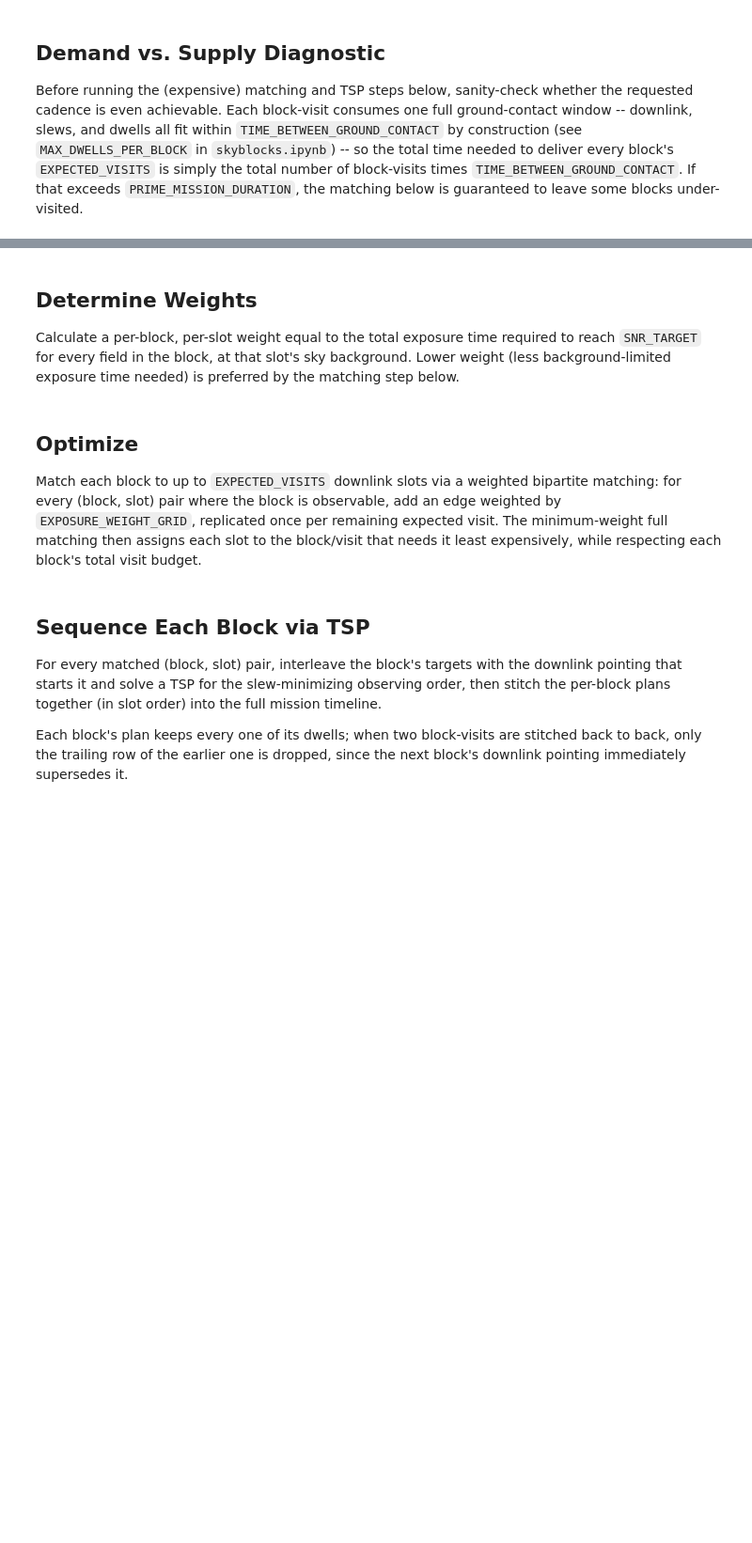
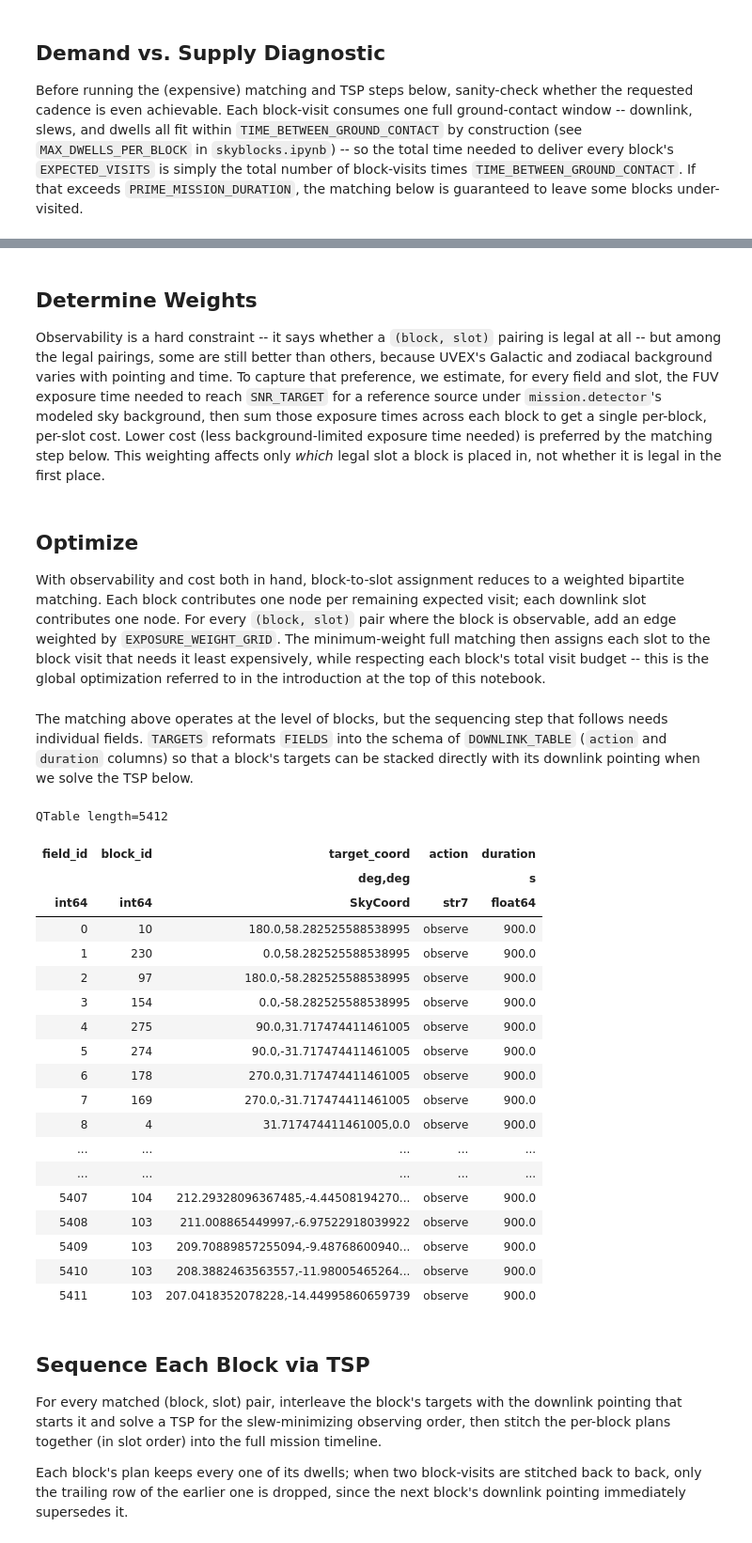
Before and after one commit to m4opt/uvex-scheduler, a Jupyter notebook: notebooks/main.ipynb, the cells around one changed output, grey strips where cells are left out. Shown at 94% size. Saved outputs shown, nothing was run; the diff lists cells and outputs as text; code cells hidden in the pictures; blank space fills up the shorter version.

```diff
--- a/notebooks/main.ipynb
+++ b/notebooks/main.ipynb
@@ -318,9 +560,14 @@ OBSERVABILITY_GRID = np.asarray(
 # %% [markdown]
 ## Determine Weights
 
-Calculate a per-block, per-slot weight equal to the total exposure time required to reach
-``SNR_TARGET`` for every field in the block, at that slot's sky background. Lower weight (less
-background-limited exposure time needed) is preferred by the matching step below.
+Observability is a hard constraint -- it says whether a `(block, slot)` pairing is legal at all
+-- but among the legal pairings, some are still better than others, because UVEX's Galactic and
+zodiacal background varies with pointing and time. To capture that preference, we estimate, for
+every field and slot, the FUV exposure time needed to reach `SNR_TARGET` for a reference source
+under `mission.detector`'s modeled sky background, then sum those exposure times across each
+block to get a single per-block, per-slot cost. Lower cost (less background-limited exposure time
+needed) is preferred by the matching step below. This weighting affects only *which* legal slot a
+block is placed in, not whether it is legal in the first place.
 # %%
 # ========================================= #
 # Compute the Exposure-Time Weight Grid     #
@@ -343,11 +590,13 @@ EXPOSURE_WEIGHT_GRID = np.clip(EXPOSURE_WEIGHT_GRID, 0, 86400)
 # %% [markdown]
 ## Optimize
 
-Match each block to up to ``EXPECTED_VISITS`` downlink slots via a weighted bipartite matching:
-for every (block, slot) pair where the block is observable, add an edge weighted by
-``EXPOSURE_WEIGHT_GRID``, replicated once per remaining expected visit. The minimum-weight full
-matching then assigns each slot to the block/visit that needs it least expensively, while
-respecting each block's total visit budget.
+With observability and cost both in hand, block-to-slot assignment reduces to a weighted
+bipartite matching. Each block contributes one node per remaining expected visit; each downlink
+slot contributes one node. For every `(block, slot)` pair where the block is observable, add an
+edge weighted by `EXPOSURE_WEIGHT_GRID`. The minimum-weight full matching then assigns each slot
+to the block visit that needs it least expensively, while respecting each block's total visit
+budget -- this is the global optimization referred to in the introduction at the top of this
+notebook.
 # %%
 # ========================================= #
 # Perform the Weighted Bipartite Matching   #
@@ -366,24 +615,50 @@ MATCHING = nx.bipartite.minimum_weight_full_matching(
 MATCHING_I, MATCHING_J = np.transpose(
     [(MATCHING[j][0], j) for j in range(OBSERVABILITY_GRID.shape[1]) if j in MATCHING]
 )
+# %% [markdown]
+The matching above operates at the level of blocks, but the sequencing step that follows needs
+individual fields. `TARGETS` reformats `FIELDS` into the schema of `DOWNLINK_TABLE` (`action` and
+`duration` columns) so that a block's targets can be stacked directly with its downlink pointing
+when we solve the TSP below.
 # %%
 # ========================================= #
 # Construct the Observation Target List     #
 # ========================================= #
 TARGETS = QTable(
     {
-        "field_id": BLOCKS["FIELD_ID"],
-        "block_id": BLOCKS["BLOCK_ID"],
+        "field_id": FIELDS["FIELD_ID"],
+        "block_id": FIELDS["BLOCK_ID"],
         "target_coord": SkyCoord(
-            BLOCKS["TARGET_COORD"].ra,
-            BLOCKS["TARGET_COORD"].dec,
+            FIELDS["TARGET_COORD"].ra,
+            FIELDS["TARGET_COORD"].dec,
             representation_type=UnitSphericalRepresentation,
         ),
     }
 )
 TARGETS["action"] = "observe"
 TARGETS["duration"] = DWELL_DURATION
 TARGETS
+# %% [output]
+QTable length=5412
+| field_id | block_id | target_coord | action | duration |
+|  |  | deg,deg |  | s |
+| int64 | int64 | SkyCoord | str7 | float64 |
+| 0 | 10 | 180.0,58.282525588538995 | observe | 900.0 |
+| 1 | 230 | 0.0,58.282525588538995 | observe | 900.0 |
+| 2 | 97 | 180.0,-58.282525588538995 | observe | 900.0 |
+| 3 | 154 | 0.0,-58.282525588538995 | observe | 900.0 |
+| 4 | 275 | 90.0,31.717474411461005 | observe | 900.0 |
+| 5 | 274 | 90.0,-31.717474411461005 | observe | 900.0 |
+| 6 | 178 | 270.0,31.717474411461005 | observe | 900.0 |
+| 7 | 169 | 270.0,-31.717474411461005 | observe | 900.0 |
+| 8 | 4 | 31.717474411461005,0.0 | observe | 900.0 |
+| ... | ... | ... | ... | ... |
+| ... | ... | ... | ... | ... |
+| 5407 | 104 | 212.29328096367485,-4.44508194270... | observe | 900.0 |
+| 5408 | 103 | 211.008865449997,-6.97522918039922 | observe | 900.0 |
+| 5409 | 103 | 209.70889857255094,-9.48768600940... | observe | 900.0 |
+| 5410 | 103 | 208.3882463563557,-11.98005465264... | observe | 900.0 |
+| 5411 | 103 | 207.0418352078228,-14.44995860659739 | observe | 900.0 |
 # %% [markdown]
 ## Sequence Each Block via TSP
 
```
Also changed, not shown: parts of 18 cells of this notebook.
